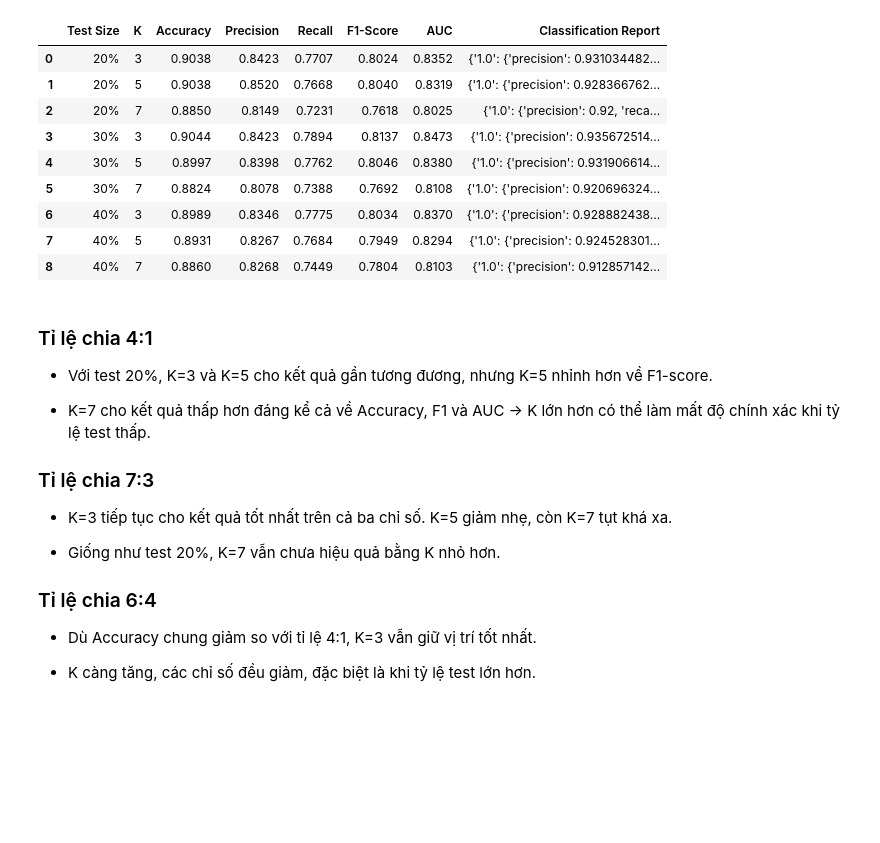
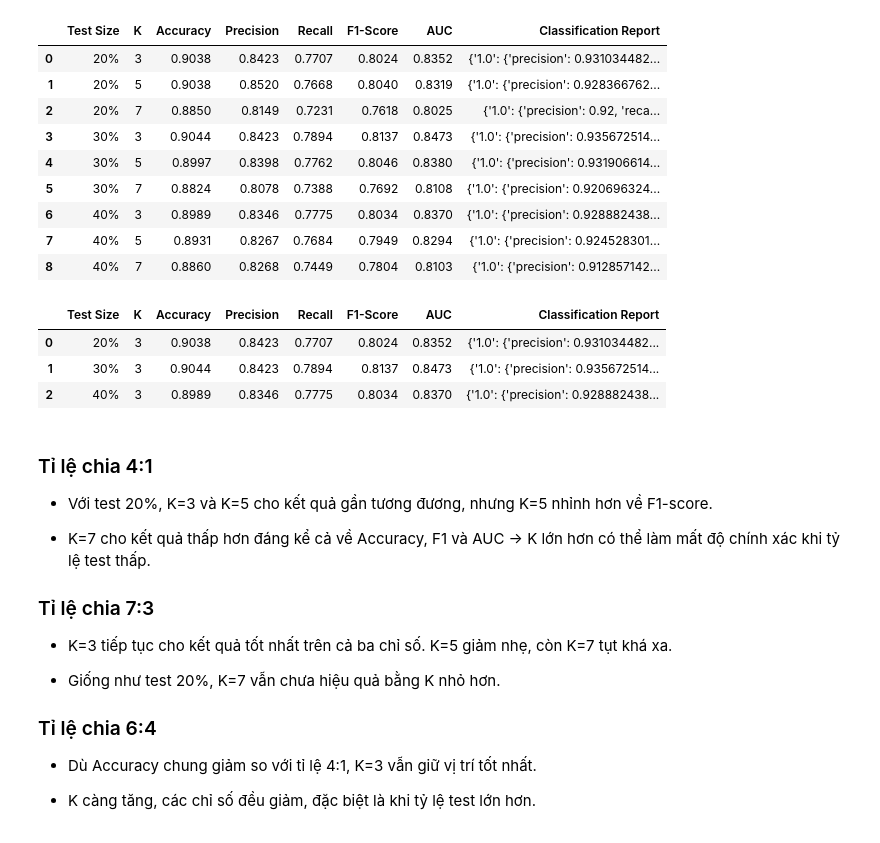
Before and after one commit to VuVanTien03/machine-learning, a Jupyter notebook: notebook/model/knn.ipynb, the cells around one changed output. Saved outputs shown, nothing was run; the diff lists cells and outputs as text; code cells hidden in the pictures; blank space fills up the shorter version.

```diff
--- a/notebook/model/knn.ipynb
+++ b/notebook/model/knn.ipynb
@@ -144,6 +144,14 @@ display(result_origin)
 | 6 | 40% | 3 | 0.8989 | 0.8346 | 0.7775 | 0.8034 | 0.8370 | {'1.0': {'precision': 0.928882438... |
 | 7 | 40% | 5 | 0.8931 | 0.8267 | 0.7684 | 0.7949 | 0.8294 | {'1.0': {'precision': 0.924528301... |
 | 8 | 40% | 7 | 0.8860 | 0.8268 | 0.7449 | 0.7804 | 0.8103 | {'1.0': {'precision': 0.912857142... |
+# %%
+result_k3 = run_knn_experiment("../../data/data_processed/data_processed.csv", Ks=[3])
+display(result_k3)
+# %% [output]
+|  | Test Size | K | Accuracy | Precision | Recall | F1-Score | AUC | Classification Report |
+| 0 | 20% | 3 | 0.9038 | 0.8423 | 0.7707 | 0.8024 | 0.8352 | {'1.0': {'precision': 0.931034482... |
+| 1 | 30% | 3 | 0.9044 | 0.8423 | 0.7894 | 0.8137 | 0.8473 | {'1.0': {'precision': 0.935672514... |
+| 2 | 40% | 3 | 0.8989 | 0.8346 | 0.7775 | 0.8034 | 0.8370 | {'1.0': {'precision': 0.928882438... |
 # %% [markdown]
 ### Tỉ lệ chia 4:1
 - Với test 20%, K=3 và K=5 cho kết quả gần tương đương, nhưng K=5 nhỉnh hơn về F1-score.
```
Also changed, not shown: parts of 2 cells of this notebook, 1 other file.
